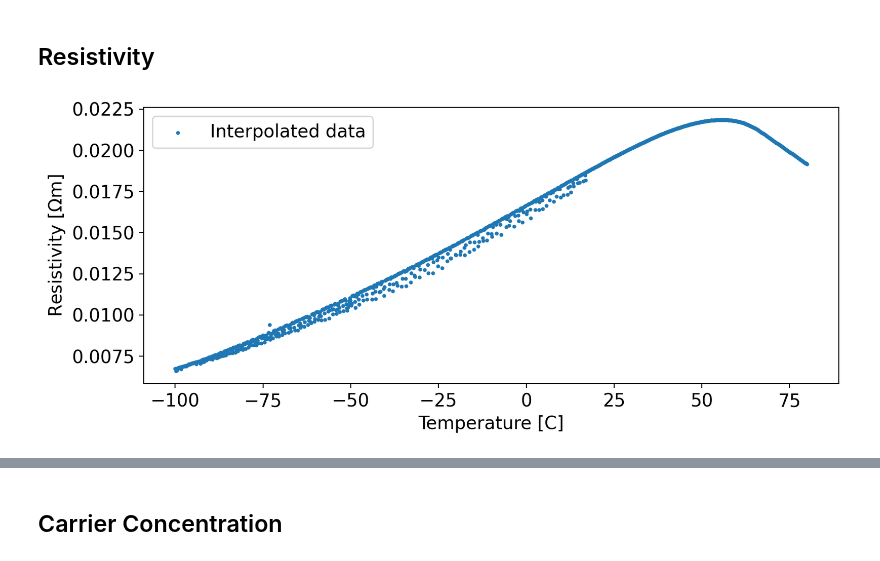
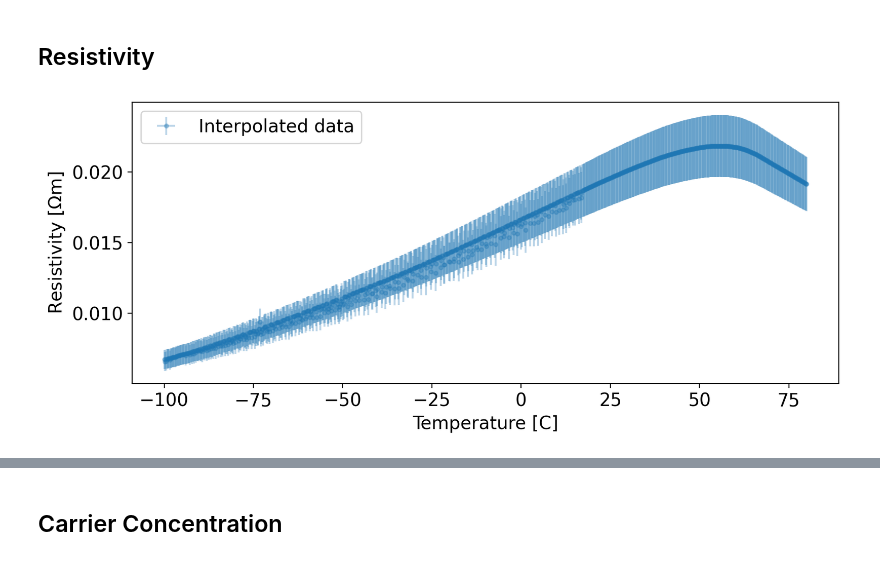
Before and after one commit to orpereira/PHYS469, a Jupyter notebook: hall_experiment/Hall_effect_post-interim.ipynb, the cells around one changed output, grey strips where cells are left out. Saved outputs shown, nothing was run; the diff lists cells and outputs as text; code cells hidden in the pictures.

```diff
--- a/hall_experiment/Hall_effect_post-interim.ipynb
+++ b/hall_experiment/Hall_effect_post-interim.ipynb
@@ -18,9 +19,21 @@ csts['k'] = 1.380649e-23  # J/K
 csts['A'] = 3.15*0.92*1e-6  # m
 csts['L'] = 10.00e-3  # m
 csts['I'] = 10.0e-3  # A
-csts['I_err'] = 0.001*1e-3  # A
 csts['t'] = 0.93e-3  # m
 csts['q'] = 1.6e-19  # C
+# %%
+# errors
+errs = dict()
+errs['L'] = 0.02e-3 # m
+errs['W'] = 0.02e-3 # m
+errs['v1'] = 1e-7 # V
+errs['v2'] = 1e-7 # V
+errs['v5'] = 1e-6 # V
+errs['v7'] = 1e-6 # V
+errs['I'] = 1e-3 # A
+errs['B'] = 0.1 # mT, from calibration given
+errs['t'] = 0.02e-3 # m
+errs['T'] = 1e-4 # C
 # %% [markdown]
 ## Interpolate Data
 # %% [markdown]
@@ -196,32 +209,39 @@ def resistivity(V, csts):
     """
     return V * csts['A'] / (csts['I'] * csts['L'])
 # %%
-def resistivity_array(dict=voltage_dict, csts=csts):
+def resistivity_array(voltage_dict=voltage_dict, csts=csts, errs = errs):
     """
     Calculate resistivity for all B and T
     """
     # Get voltage data at ambient field for V5 & V7
-    V5 = dict['v5']
-    V7 = dict['v7']
+    V5 = voltage_dict['v5']
+    V7 = voltage_dict['v7']
     # Calcylate Vx
     Vx = (V5+V7)/2
 
     # Calculate resistivity
     rho = resistivity(Vx, csts)  # shape (N_T, N_B)
 
-    return rho
+    # getting the error
+    Vx_err = np.sqrt(errs['v5']**2 + errs['v7']**2) / 2
+    rho_err = np.abs(rho) * np.sqrt((Vx_err/Vx)**2 + (errs['I']/csts['I'])**2 + (errs['L']/csts['L'])**2)
+
+    return rho, rho_err
 # %%
-def plot_resistivity(B, dict=voltage_dict, csts=csts):
+def plot_resistivity(B, voltage_dict=voltage_dict, csts=csts):
     # Get ambient field
     B_ambient, B_ambient_index = get_field(B)
     # Get temperature
-    T = dict['T_common']
+    T = voltage_dict['T_common']
 
-    rho = resistivity_array(dict, csts)[:,B_ambient_index]
+    rho, rho_err = resistivity_array(voltage_dict, csts)
+    rho = rho[:,B_ambient_index]
+    rho_err = rho_err[:,B_ambient_index]
 
     # Plot
     plt.figure(figsize=(9,4), dpi=200)
-    plt.scatter(T, rho, marker='o',s=4, label = 'Interpolated data')
+    plt.Color = sns.color_palette("deep")[0]
+    plt.errorbar(T, rho, xerr = errs['T'], yerr = rho_err, marker='.', label = 'Interpolated data', alpha = 0.3, capthick=0.01, capsize=1, linestyle = 'None')
     # plt.title(f"Resistivity at {B_ambient:.1f} mT, Interpolated Data")
     plt.xlabel("Temperature [C]")
     plt.ylabel(r"Resistivity [$\Omega$m]")
@@ -230,10 +250,10 @@ def plot_resistivity(B, dict=voltage_dict, csts=csts):
     plt.savefig(f'figures/{B_ambient:.1f}mT_resistivity.png', bbox_inches='tight')
     plt.show()
 
-    return rho
+    return rho, rho_err
 # %%
 B_ambient = 0  # mT
-rho_ambient_field = plot_resistivity(B_ambient)
+rho_ambient_field, rho_err_ambient_field = plot_resistivity(B_ambient)
 # %% [output]
-[figure, old version]
+[figure, new version]
 # %%
```
Also changed, not shown: parts of 15 cells of this notebook, 15 other files.
